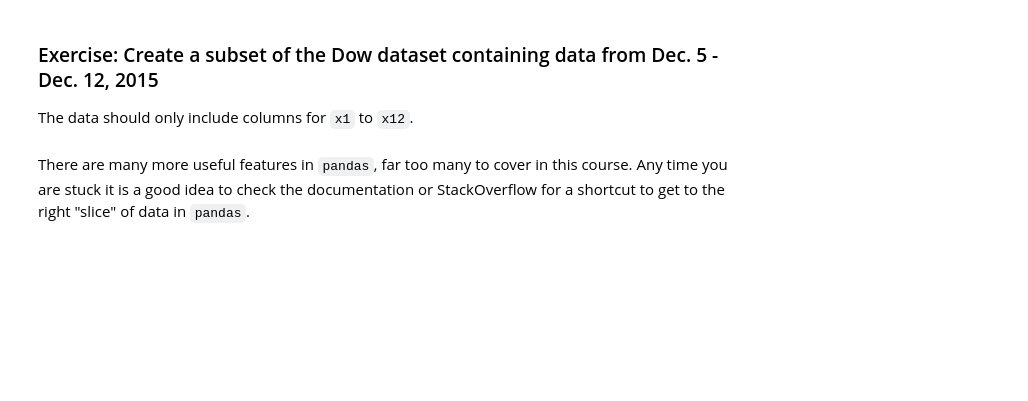
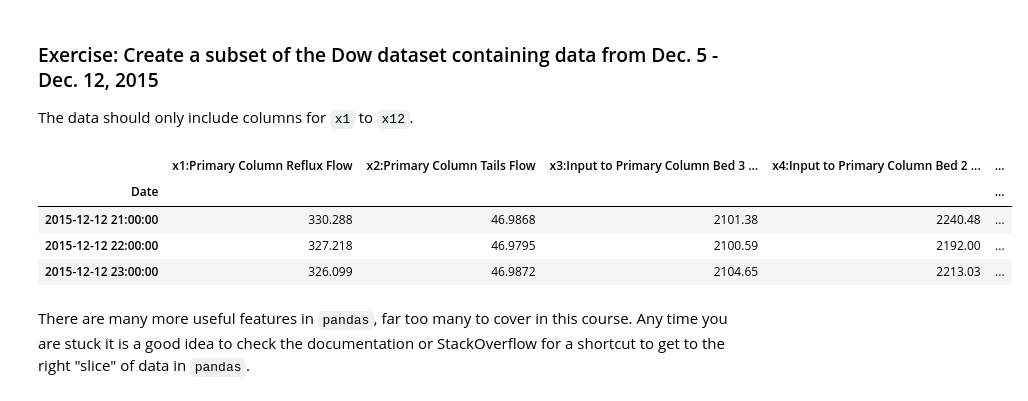
Before and after one commit to medford-group/data_analytics_ChE, a Jupyter notebook: 4-data_management/lecture-data_organization.ipynb, the cells around one changed output. Saved outputs shown, nothing was run; the diff lists cells and outputs as text; code cells hidden in the pictures; blank space fills up the shorter version.

```diff
--- a/4-data_management/lecture-data_organization.ipynb
+++ b/4-data_management/lecture-data_organization.ipynb
@@ -103,6 +188,16 @@ X_oneday.shape
 ### Exercise: Create a subset of the Dow dataset containing data from Dec. 5 - Dec. 12, 2015
 
 The data should only include columns for `x1` to `x12`.
+# %%
+#print(df_datetime.columns[0:12])
+df_exercise = df_datetime.loc['2015-12-05':'2015-12-12',df_datetime.columns[0:12]]
+df_exercise.tail(3)
+# %% [output]
+|  | x1:Primary Column Reflux Flow | x2:Primary Column Tails Flow | x3:Input to Primary Column Bed 3 ... | x4:Input to Primary Column Bed 2 ... | ... |
+| Date |  |  |  |  | ... |
+| 2015-12-12 21:00:00 | 330.288 | 46.9868 | 2101.38 | 2240.48 | ... |
+| 2015-12-12 22:00:00 | 327.218 | 46.9795 | 2100.59 | 2192.00 | ... |
+| 2015-12-12 23:00:00 | 326.099 | 46.9872 | 2104.65 | 2213.03 | ... |
 # %% [markdown]
 There are many more useful features in `pandas`, far too many to cover in this course. Any time you are stuck it is a good idea to check the documentation or StackOverflow for a shortcut to get to the right "slice" of data in `pandas`.
 # %% [markdown]
```
Also changed, not shown: parts of 40 cells of this notebook, 13 other files.
